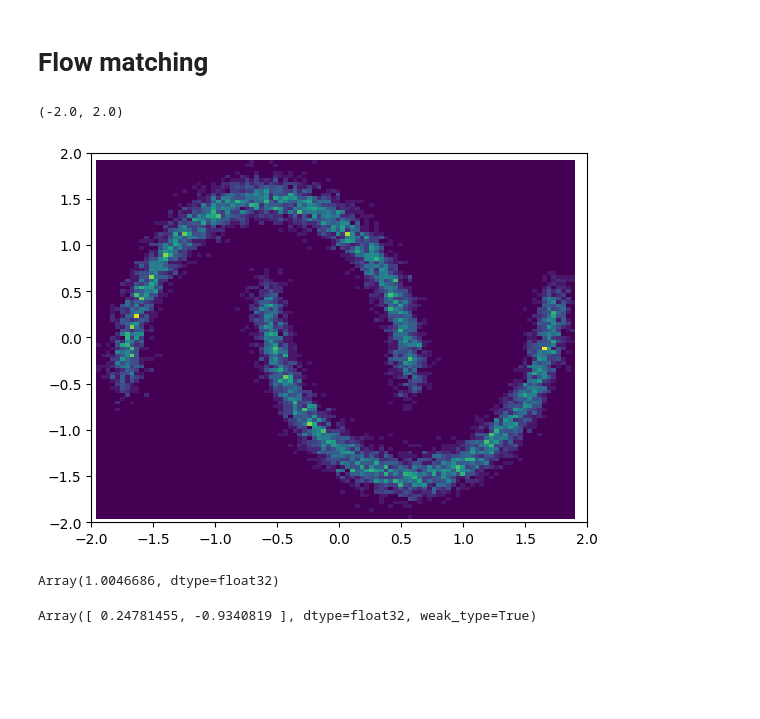
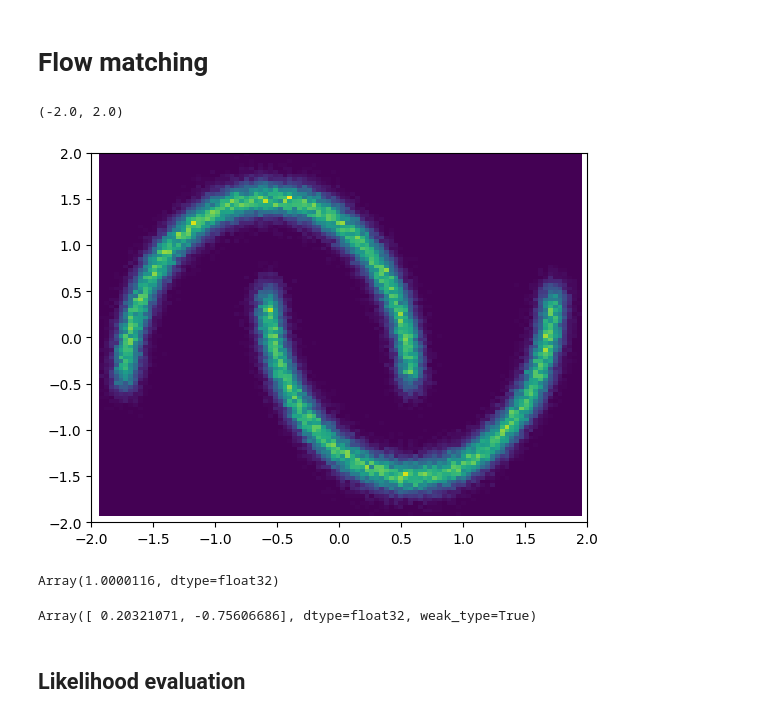
Before and after one commit to smsharma/minified-generative-models, a Jupyter notebook: 06_flow_matching.ipynb, the cells around one changed output. Drawn from its saved outputs; the diff is of its cells as text; code cells hidden in the pictures; blank space fills up the shorter version.

Commit message:
Add likelihood eval to flow matching example

```diff
--- a/06_flow_matching.ipynb
+++ b/06_flow_matching.ipynb
@@ -16,16 +15,16 @@ from sklearn import datasets, preprocessing
 import matplotlib.pyplot as plt
 from tqdm import trange
 # %%
-n_samples = 10_000
+n_samples = 100_000
 
 x, _ = datasets.make_moons(n_samples=n_samples, noise=.06)
 
 scaler = preprocessing.StandardScaler()
 x = scaler.fit_transform(x)
 
 plt.hist2d(x[:, 0], x[:, 1], bins=100)
 plt.xlim(-2 ,2)
 plt.ylim(-2, 2)
 # %% [output]
 (-2.0, 2.0)
-[figure, old version]
+[figure, new version]
@@ -53,15 +79,17 @@ params = v.init(key, np.concatenate([x, t], axis=1))
 # %%
-sigma_min = 1e-4
+sigma_min = 1e-3
 
 def loss_fn(params, x, t, x0, phi):
     """ Optimal transport flow-matching loss.
     """
-    t = np.atleast_1d(t)
+    t = t[:, None]
     psi = (1 - t) * x + (1 - (1 - sigma_min) * (1 - t)) * x0
     u = (1 - sigma_min) * x0 - x
-    return np.square(phi.apply(params, np.concatenate([psi, t], -1)) - u).mean()
+
+    t_emb = get_timestep_embedding(t[..., 0], dim_t_emb)
+    return np.square(phi.apply(params, psi, t_emb) - u).mean()
 
 loss_fn(params, x, t, np.zeros_like(x), v)
 # %% [output]
-Array(1.0046686, dtype=float32)
+Array(1.0000116, dtype=float32)
 # %%
@@ -97,18 +125,23 @@ def single_sample_fn(params, key, n_dim=2):
     """ Produce single sample from the CNF by integrating forward.
     """
     y = jax.random.normal(key, (n_dim,))
+
     def func(t, x, args):
         t = np.atleast_1d(t)
-        return v.apply(params, np.concatenate([x, t]))
+        t_emb = get_timestep_embedding(t, dim_t_emb)[0]
+        return v.apply(params, x, t_emb)
+
     term = dfx.ODETerm(func)
-    solver = dfx.Heun()
+    solver = dfx.Euler()
     sol = dfx.diffeqsolve(term, solver, t0, t1, dt0, y)
     (y,) = sol.ys
     return y
 
 single_sample_fn(params, key)
 # %% [output]
-Array([ 0.24781455, -0.9340819 ], dtype=float32, weak_type=True)
+Array([ 0.20321071, -0.75606686], dtype=float32, weak_type=True)
+# %% [markdown]
+## Likelihood evaluation
 # %%
 sample_fn = partial(single_sample_fn, params)
 
```
Also changed, not shown: parts of 13 cells of this notebook, 1 other file.
